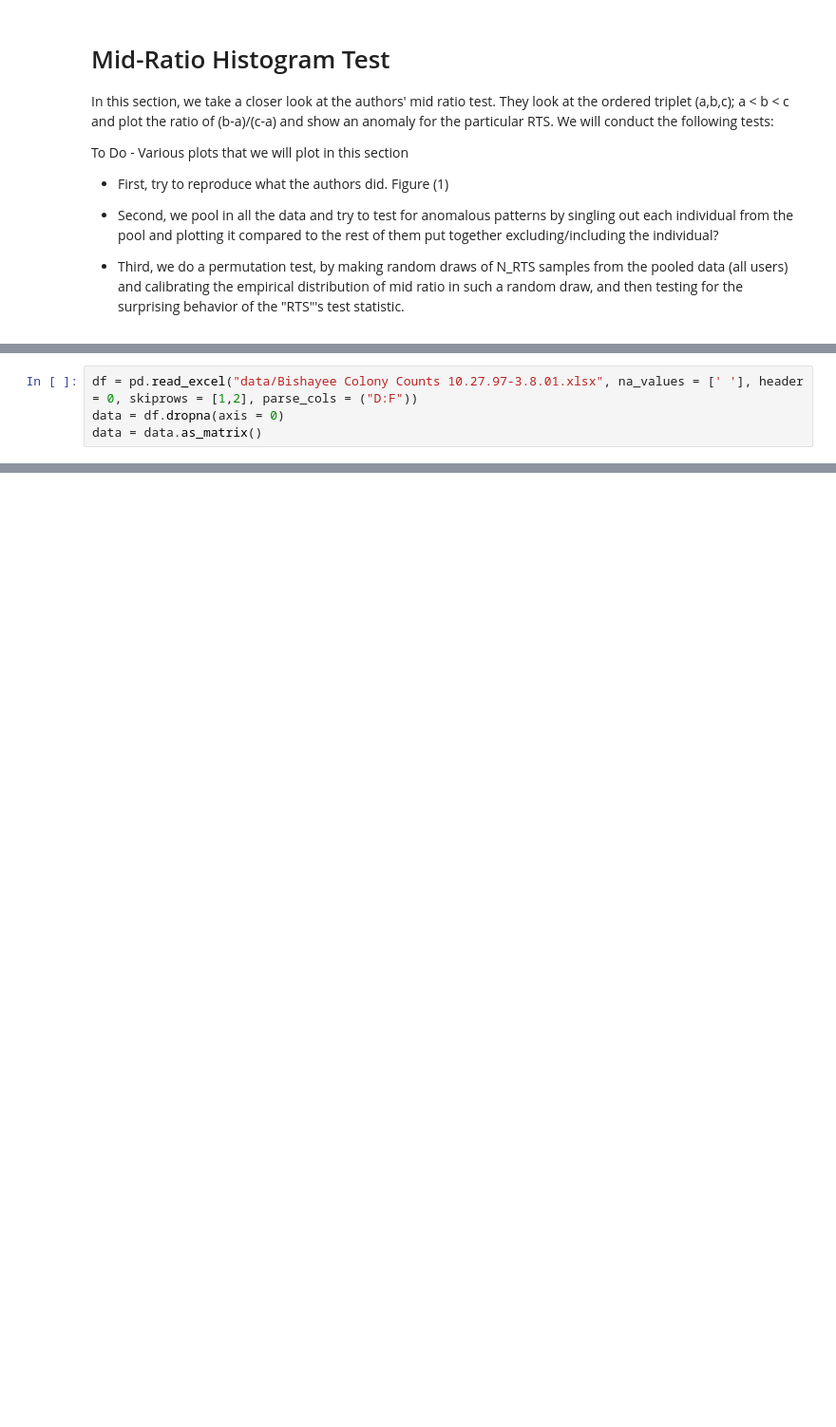
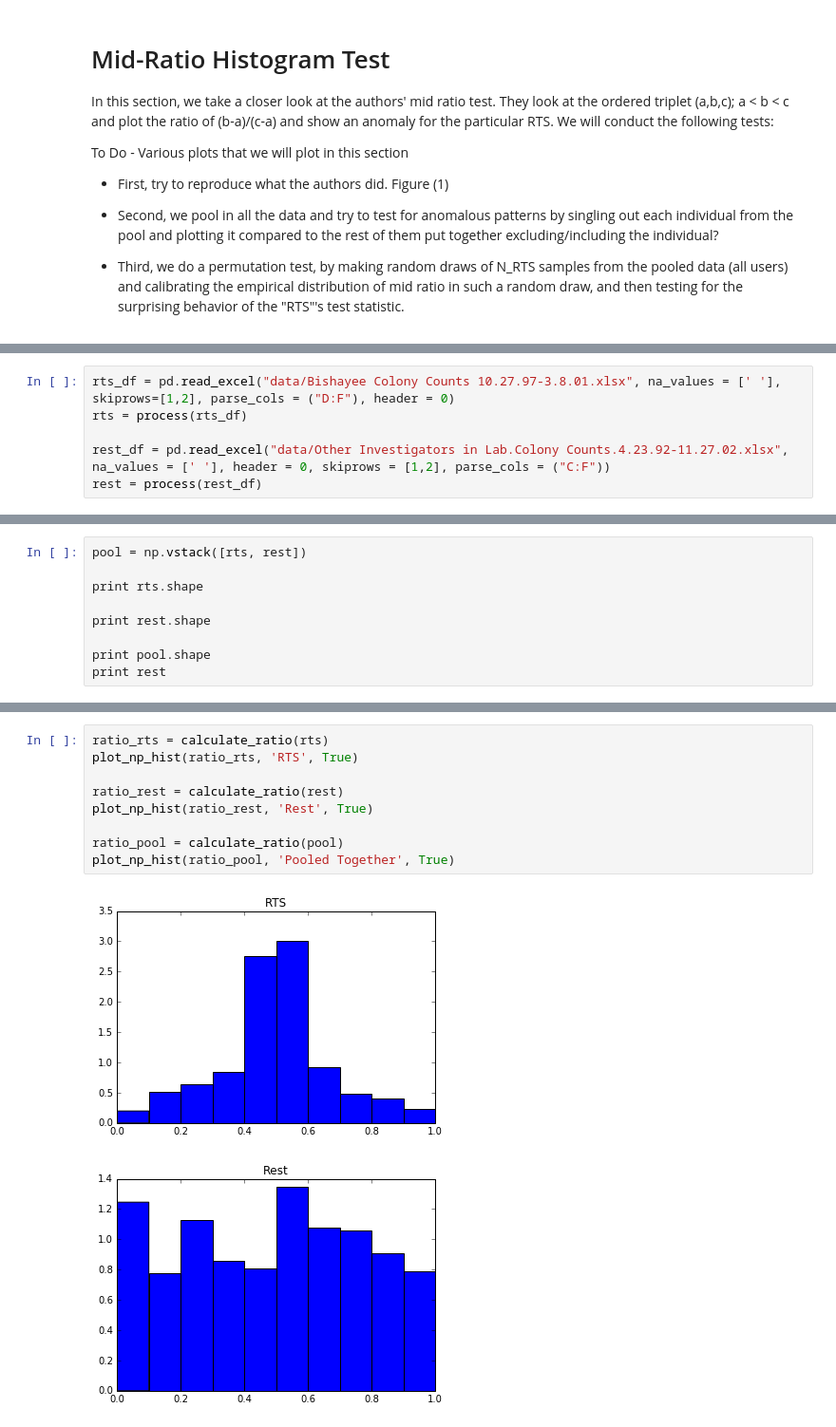
Before and after one commit to ianno/science_review, a Jupyter notebook: Raaz - Mid Ratio.ipynb, the cells around one changed output, grey strips where cells are left out. Shown at 95% size. Cells and saved outputs as stored; diff of their text form; blank space fills up the shorter version.

Commit message:
Completed practically all ToDos on the colony dataset. Easy to replicate for coulter data. Will do it in the morning.

```diff
--- a/Raaz - Mid Ratio.ipynb
+++ b/Raaz - Mid Ratio.ipynb
@@ -24,4 +74,6 @@ import pandas as pd
 # %%
-df = pd.read_excel("data/Bishayee Colony Counts 10.27.97-3.8.01.xlsx", na_values = [' '], header = 0, skiprows = [1,2], parse_cols = ("D:F"))
-data = df.dropna(axis = 0)
-data = data.as_matrix()
+rts_df = pd.read_excel("data/Bishayee Colony Counts 10.27.97-3.8.01.xlsx", na_values = [' '], skiprows=[1,2], parse_cols = ("D:F"), header = 0)
+rts = process(rts_df)
+
+rest_df = pd.read_excel("data/Other Investigators in Lab.Colony Counts.4.23.92-11.27.02.xlsx", na_values = [' '], header = 0, skiprows = [1,2], parse_cols = ("C:F"))
+rest = process(rest_df)
@@ -71,0 +80,9 @@ plt.bar(x, v, width=0.1)
+# %%
+pool = np.vstack([rts, rest])
+
+print rts.shape
+
+print rest.shape
+
+print pool.shape
+print rest
@@ -71,0 +100,12 @@ plt.bar(x, v, width=0.1)
+# %%
+ratio_rts = calculate_ratio(rts)
+plot_np_hist(ratio_rts, 'RTS', True)
+
+ratio_rest = calculate_ratio(rest)
+plot_np_hist(ratio_rest, 'Rest', True)
+
+ratio_pool = calculate_ratio(pool)
+plot_np_hist(ratio_pool, 'Pooled Together', True)
+# %% [output]
+[figure, added]
+[figure, added]
```
Also changed, not shown: parts of 14 cells of this notebook.
